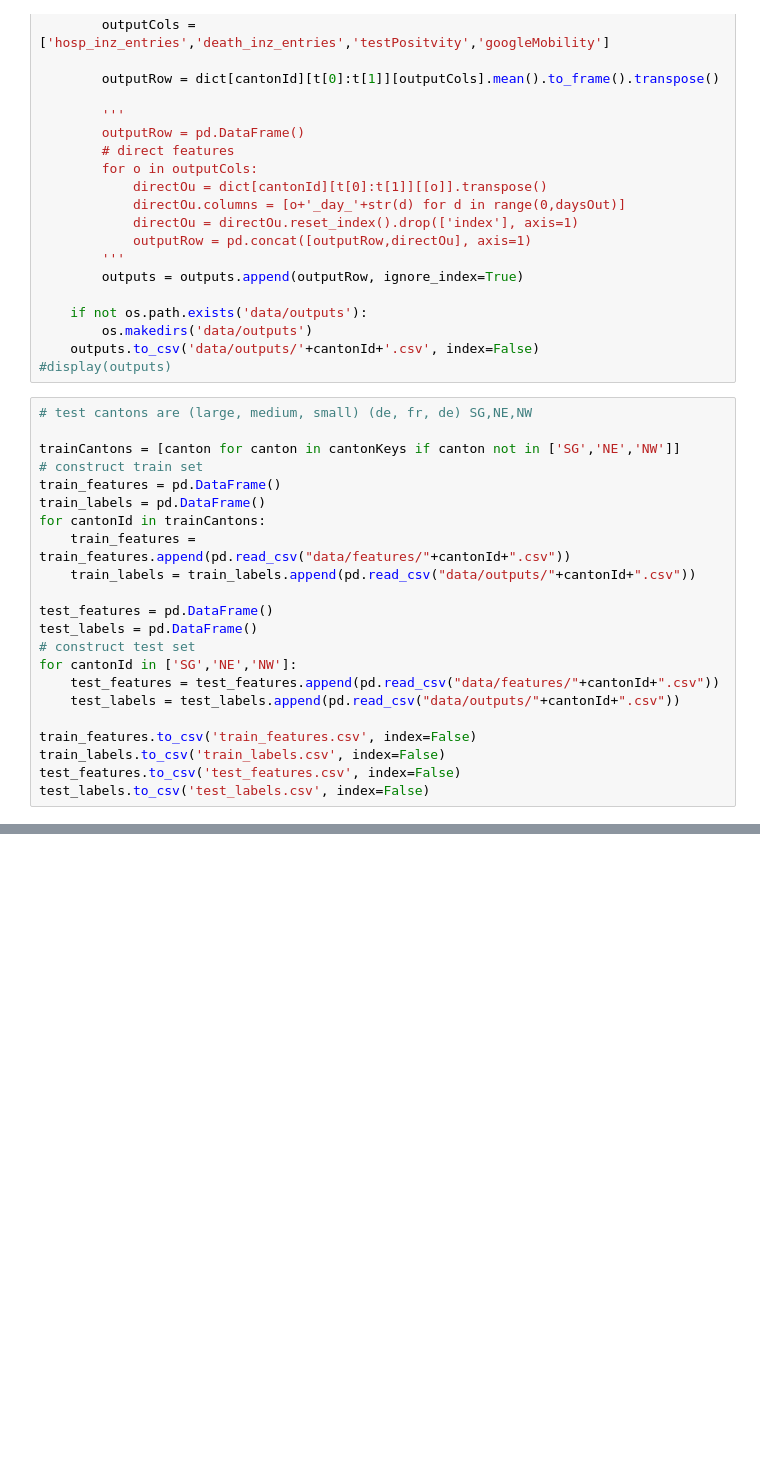
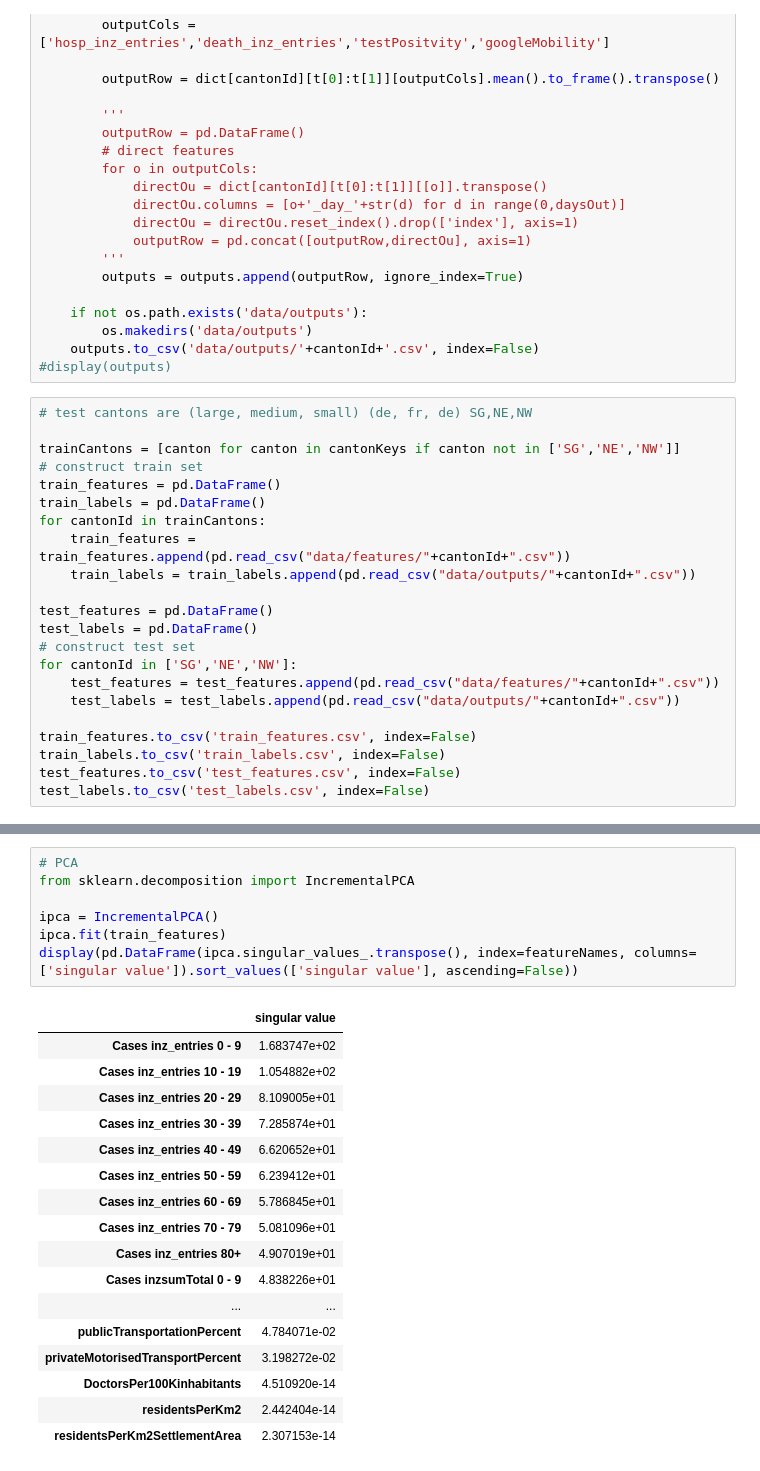
Before and after one commit to ratschlab/projects2021-bsc-thesis-scherer, a Jupyter notebook: MLModel.ipynb, the cells around one changed output, grey strips where cells are left out. Saved outputs shown, nothing was run; the diff lists cells and outputs as text; blank space fills up the shorter version.

```diff
--- a/MLModel.ipynb
+++ b/MLModel.ipynb
@@ -277,0 +547,25 @@ display(pd.DataFrame(reg.coef_.transpose(), index=featureNames, columns=['import
+# %%
+# PCA
+from sklearn.decomposition import IncrementalPCA
+
+ipca = IncrementalPCA()
+ipca.fit(train_features)
+display(pd.DataFrame(ipca.singular_values_.transpose(), index=featureNames, columns=['singular value']).sort_values(['singular value'], ascending=False))
+# %% [output]
+|  | singular value |
+| Cases inz_entries 0 - 9 | 1.683747e+02 |
+| Cases inz_entries 10 - 19 | 1.054882e+02 |
+| Cases inz_entries 20 - 29 | 8.109005e+01 |
+| Cases inz_entries 30 - 39 | 7.285874e+01 |
+| Cases inz_entries 40 - 49 | 6.620652e+01 |
+| Cases inz_entries 50 - 59 | 6.239412e+01 |
+| Cases inz_entries 60 - 69 | 5.786845e+01 |
+| Cases inz_entries 70 - 79 | 5.081096e+01 |
+| Cases inz_entries 80+ | 4.907019e+01 |
+| Cases inzsumTotal 0 - 9 | 4.838226e+01 |
+| ... | ... |
+| publicTransportationPercent | 4.784071e-02 |
+| privateMotorisedTransportPercent | 3.198272e-02 |
+| DoctorsPer100Kinhabitants | 4.510920e-14 |
+| residentsPerKm2 | 2.442404e-14 |
+| residentsPerKm2SettlementArea | 2.307153e-14 |
```
Also changed, not shown: parts of 10 cells of this notebook.
